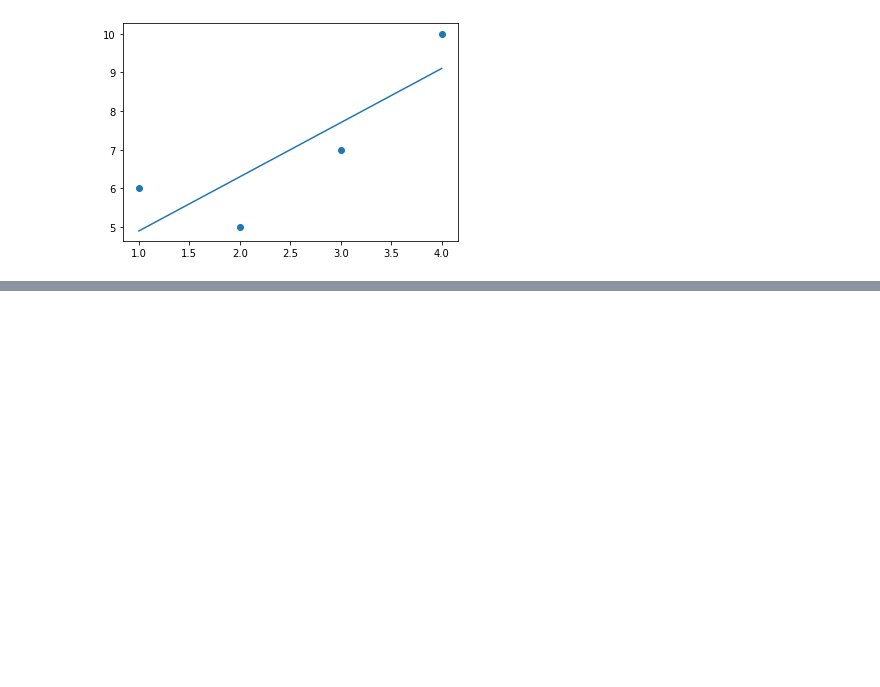
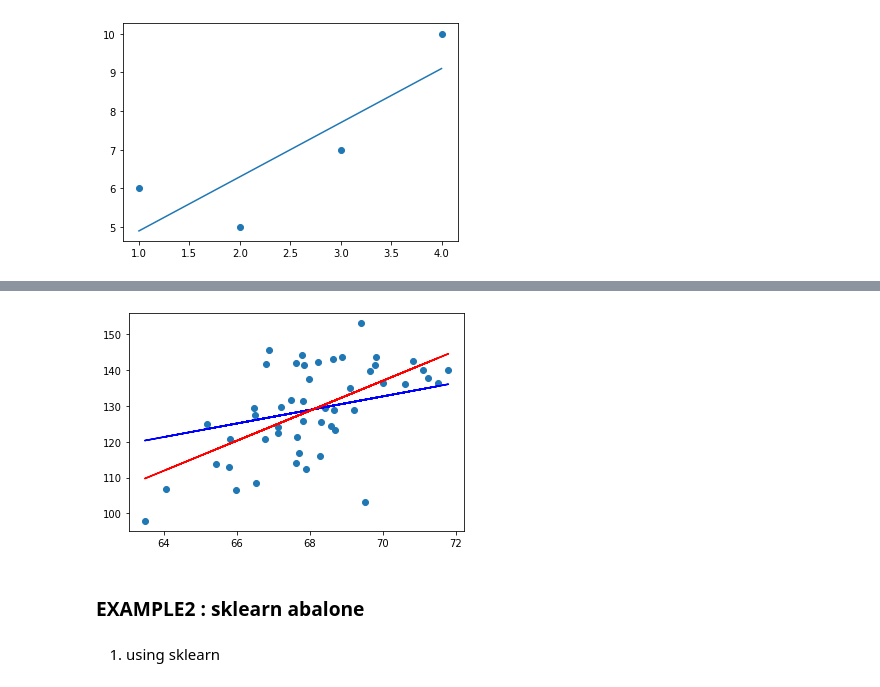
Before and after one commit to joannekim0420/Big-Data-Analysis, a Jupyter notebook: ML Regression notes [FIN].ipynb, the cells around one changed output, grey strips where cells are left out. Saved outputs shown, nothing was run; the diff lists cells and outputs as text; code cells hidden in the pictures; blank space fills up the shorter version.

```diff
--- a/ML Regression notes [FIN].ipynb
+++ b/ML Regression notes [FIN].ipynb
@@ -369,0 +572,7 @@ ax.plot(x,yhat)
+# %%
+a = 0.0001
+theta = np.array(np.ones([x.shape[1]]))
+# %%
+#gradientDescentL() 함수에는 상수항 없는 데이터 입력
+xL = x[:,0]
+a, b =gradientDescentL(xL,y, a, 10000)
@@ -369,0 +597,20 @@ ax.plot(x,yhat)
+# %%
+yhatGL=b*xL+a
+# %%
+import matplotlib.pyplot as plt
+
+plt.scatter(xL,y)
+plt.plot(x[:,0],yhatGL,'b-') # gradient with list, MSE=123
+#plt.plot(x[:,0],yhatGV,'bx') # gradient with vector, MSE=123
+plt.plot(x[:,0],yhat,'r-') # matrix inverse, MSE=105.6
+plt.show()
+
+####
+#graident descent는 최적해에 도잘하지 못함.
+#matrix inverse 방식이 좀 더 정확함.
+# %% [output]
+[figure, added]
+# %% [markdown]
+### EXAMPLE2 : sklearn abalone
+# %% [markdown]
+1) using sklearn
```
Also changed, not shown: parts of 74 cells of this notebook.
